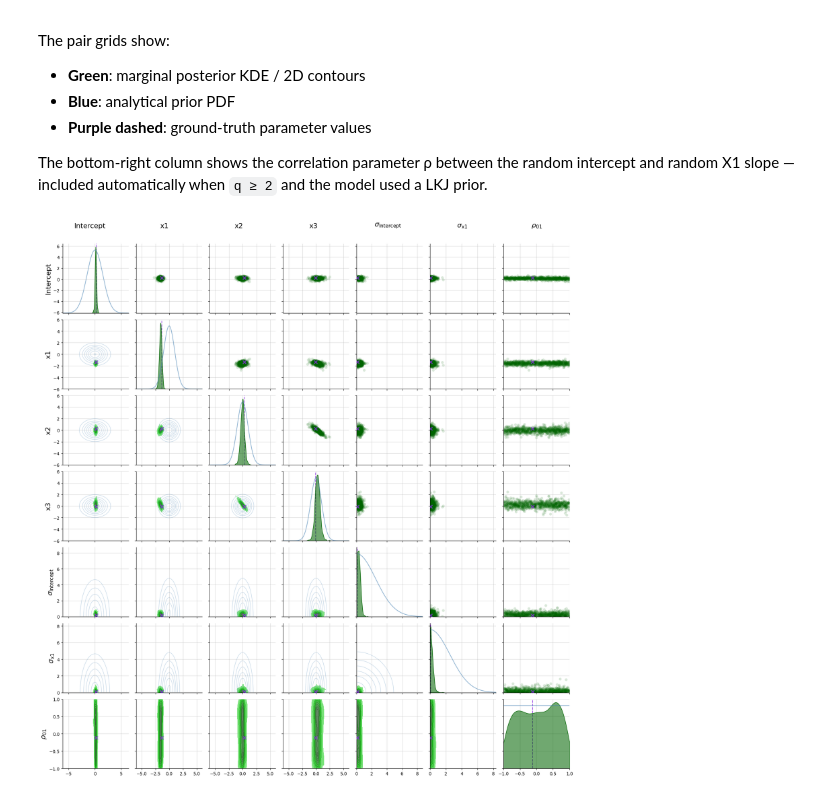
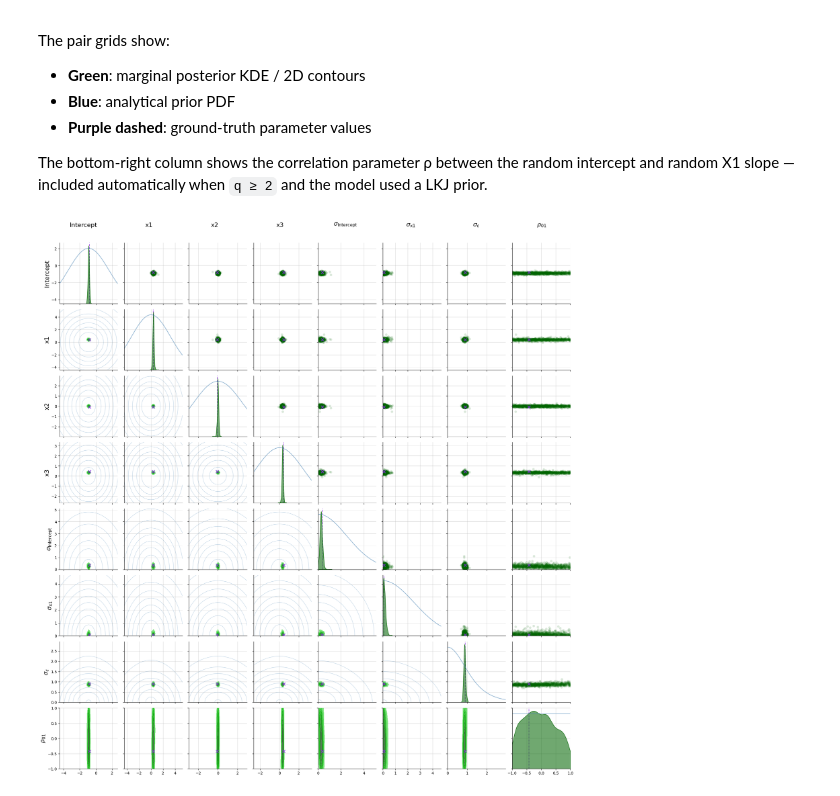
Before and after one commit to adkipnis/metabeta, a Jupyter notebook: demos/priors.ipynb, the cells around one changed output. Cells and saved outputs as stored; diff of their text form; code cells hidden in the pictures.

```diff
--- a/demos/priors.ipynb
+++ b/demos/priors.ipynb
@@ -39,9 +10,7 @@ Joint checkpoint already exists at /tmp/joint_bernoulli_v1.pt
 import matplotlib.pyplot as plt
 import numpy as np
 import pandas as pd
-import torch
-
 from metabeta.models.api import Api
 
-mb = Api('/tmp/joint_bernoulli_v1.pt', device='cpu')
+mb = Api('/tmp/joint_normal_v1.pt', device='cpu')
 # %% [markdown]
@@ -59,42 +28,44 @@ The model has **4 fixed effects** (intercept + 3 predictors) and **2 correlated
 from metabeta.simulation import Prior, Scammer
 from metabeta.simulation.simulator import Simulator
 
-seed = 8
+seed = 2
 rng = np.random.default_rng(seed)
 
 d = 4      # fixed effects: intercept + X1 + X2 + X3
-q = 2      # random effects: intercept + X1 slope
-m = 30     # number of groups
+q = 2      # random effects: random intercept + random X1 slope
+m = 15     # number of groups
 formula = 'y ~ X1 + X2 + X3 + (1 + X1 | group)'
 
 # Explicit prior hyperparameters — these same values are reused as the
 # 'generative' prior in the sensitivity analysis below.
 hparams = {
-    'likelihood_family': np.array(1),            # Bernoulli (logit link)
-    'nu_ffx':            np.zeros(d),             # zero-centered (standardized scale)
-    'tau_ffx':           np.array([1.0, 0.8, 0.8, 0.8]),   # per-term scale
-    'tau_rfx':           np.array([0.6, 0.6]),              # per-rfx SD scale
-    'eta_rfx':           np.array(1.5),           # LKJ concentration
-    'family_ffx':        np.array(0),             # Normal
-    'family_sigma_rfx':  np.array(0),             # HalfNormal
+    'likelihood_family': np.array(0),        # Normal (identity link)
+    'nu_ffx':            np.zeros(d),         # zero-centered (standardized scale)
+    'tau_ffx':           np.array([1.0, 0.8, 0.8, 0.8]),  # per-term scale
+    'tau_rfx':           np.array([0.6, 0.6]),             # per-rfx SD scale
+    'eta_rfx':           np.array(1.5),       # LKJ concentration
+    'family_ffx':        np.array(0),         # Normal
+    'family_sigma_rfx':  np.array(0),         # HalfNormal
+    'tau_eps':           np.array(1.0),       # residual SD scale
+    'family_sigma_eps':  np.array(0),         # HalfNormal
 }
 
 prior = Prior(rng, hparams)
 scammer = Scammer(rng)
-ns = rng.integers(8, 20, size=m)
+ns = rng.integers(8, 15, size=m)
 sim = Simulator(rng, prior, scammer, ns)
 ds = sim.sample()
 
 # build DataFrame (drop intercept column X[:, 0] == 1)
-df = pd.DataFrame(ds['X'][:, 1:], columns=['X1', 'X2', 'X3'])
-df['y'] = ds['y'].astype(int)
+df = pd.DataFrame(ds['X'][:, 1:4], columns=['X1', 'X2', 'X3'])
+df['y'] = ds['y']
 df['group'] = ds['groups']
 
 print(f'Dataset: n={len(df)} observations, m={df["group"].nunique()} groups')
-print(f'Outcome prevalence: {df["y"].mean():.2%}')
 print()
 print('True parameters:')
 print(f'  fixed effects  (intercept, X1, X2, X3):  {np.round(ds["ffx"], 3)}')
 print(f'  sigmas:                                  {np.round(ds["sigma_rfx"], 3)}')
+print(f'  sigma_eps:                               {float(ds["sigma_eps"]):.3f}')
 print(f'  corr(intercept, X1):                     {ds["corr_rfx"][1, 0]:.3f}')
 # %% [output]
@@ -148,6 +120,7 @@ generative = {
         'Intercept': {'tau': float(hparams['tau_rfx'][0])},
         'X1':        {'tau': float(hparams['tau_rfx'][1])},
     },
+    'sigma_eps': {'tau': float(hparams['tau_eps'])},
     'corr_rfx': {'eta': float(hparams['eta_rfx'])},
 }
 
@@ -211,12 +187,12 @@ The pair grids show:
 The bottom-right column shows the correlation parameter ρ between the random intercept and
 random X1 slope — included automatically when `q ≥ 2` and the model used a LKJ prior.
 # %%
-truth = np.concatenate([ds['ffx'], ds['sigma_rfx'], [ds['corr_rfx'][1, 0]]])
+truth = np.concatenate([ds['ffx'], ds['sigma_rfx'], [float(ds['sigma_eps'])], [ds['corr_rfx'][1, 0]]])
 
 g = mb.plotParameters(result, index=0, with_prior=True, truth=truth)  # default
 plt.show()
 # %% [output]
-[figure, old version]
+[figure, new version]
 # %%
 g = mb.plotParameters(result, index=1, with_prior=True, truth=truth)  # generative
 plt.show()
```
Also changed, not shown: parts of 12 cells of this notebook.
